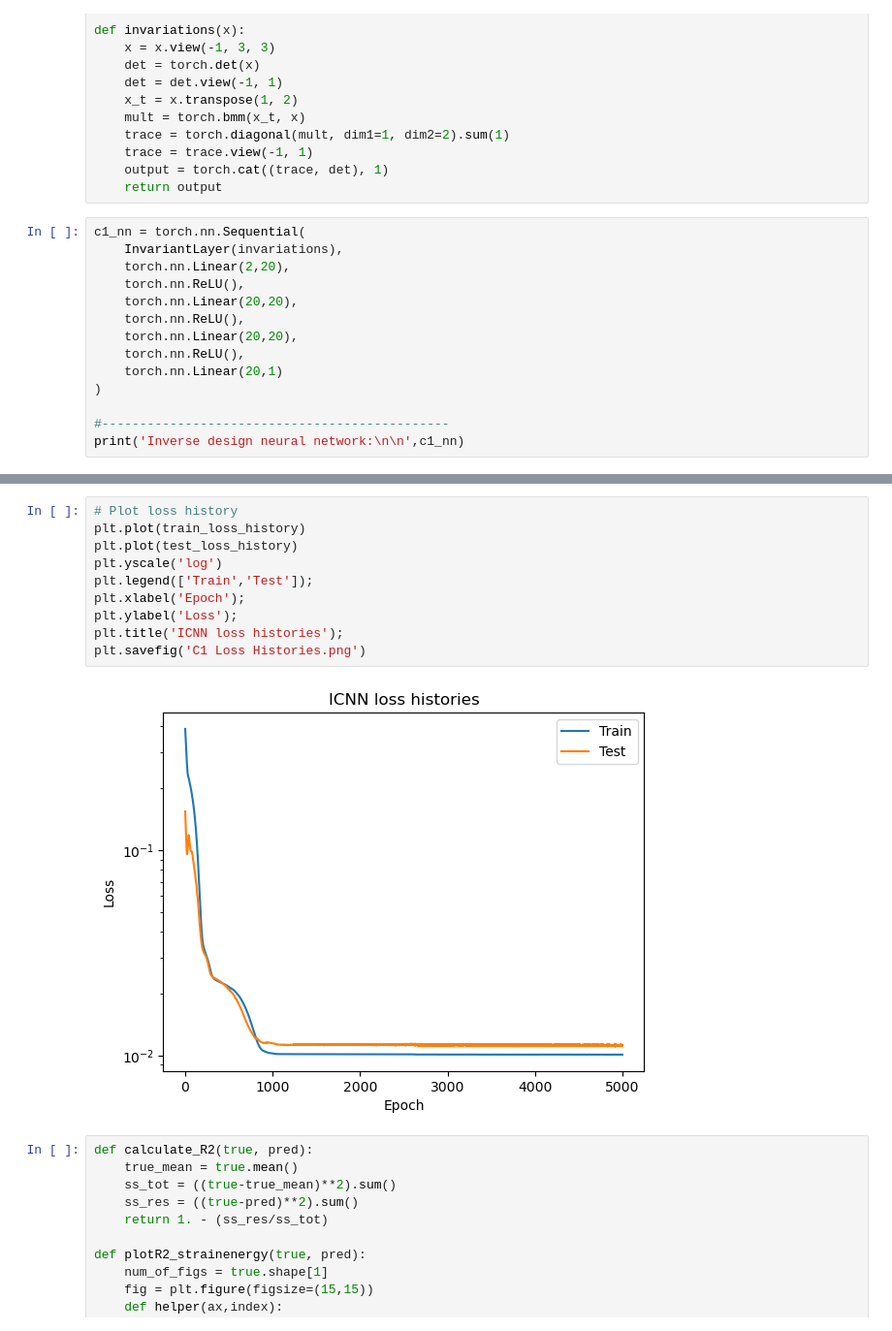
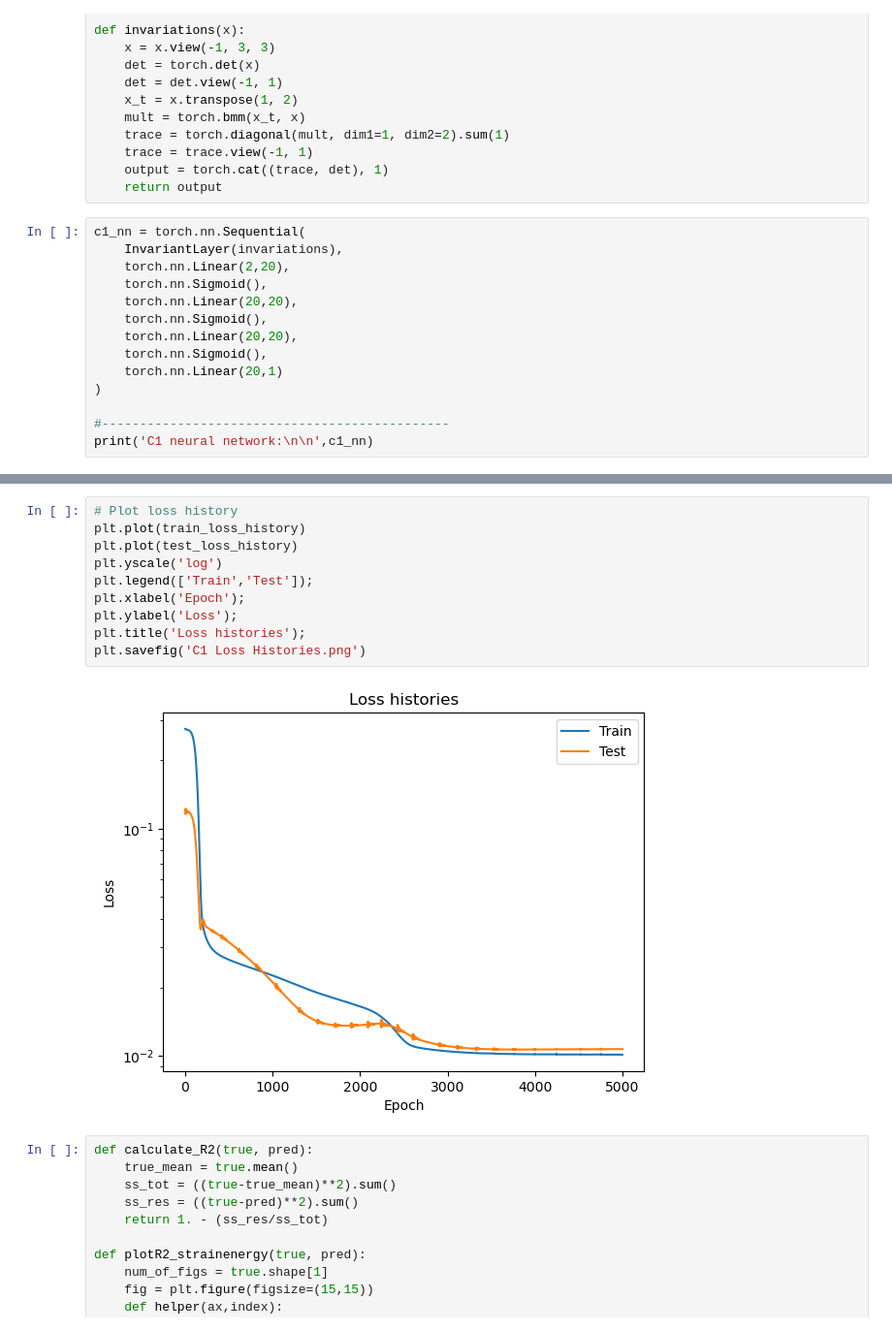
Before and after one commit to arthurstreebgreebling/ML4MD-ProjectE, a Jupyter notebook: Project E - C1.ipynb, the cells around one changed output, grey strips where cells are left out. Shown at 97% size. Drawn from its saved outputs; the diff is of its cells as text.

```diff
--- a/Project E - C1.ipynb
+++ b/Project E - C1.ipynb
@@ -45,14 +45,14 @@ def invariations(x):
 c1_nn = torch.nn.Sequential(
     InvariantLayer(invariations),
     torch.nn.Linear(2,20),
-    torch.nn.ReLU(),
+    torch.nn.Sigmoid(),
     torch.nn.Linear(20,20),
-    torch.nn.ReLU(),
+    torch.nn.Sigmoid(),
     torch.nn.Linear(20,20),
-    torch.nn.ReLU(),
+    torch.nn.Sigmoid(),
     torch.nn.Linear(20,1)
 )
 
 #----------------------------------------------
-print('Inverse design neural network:\n\n',c1_nn)
+print('C1 neural network:\n\n',c1_nn)
 # %% [output]
@@ -143,15 +143,15 @@ Test loss: 0.011115729808807373
 # %%
 # Plot loss history
 plt.plot(train_loss_history)
 plt.plot(test_loss_history)
 plt.yscale('log')
 plt.legend(['Train','Test']);
 plt.xlabel('Epoch');
 plt.ylabel('Loss');
-plt.title('ICNN loss histories');
+plt.title('Loss histories');
 plt.savefig('C1 Loss Histories.png')
 # %% [output]
-[figure, old version]
+[figure, new version]
 # %%
 def calculate_R2(true, pred):
     true_mean = true.mean()
```
Also changed, not shown: parts of 9 cells of this notebook, 12 other files.
